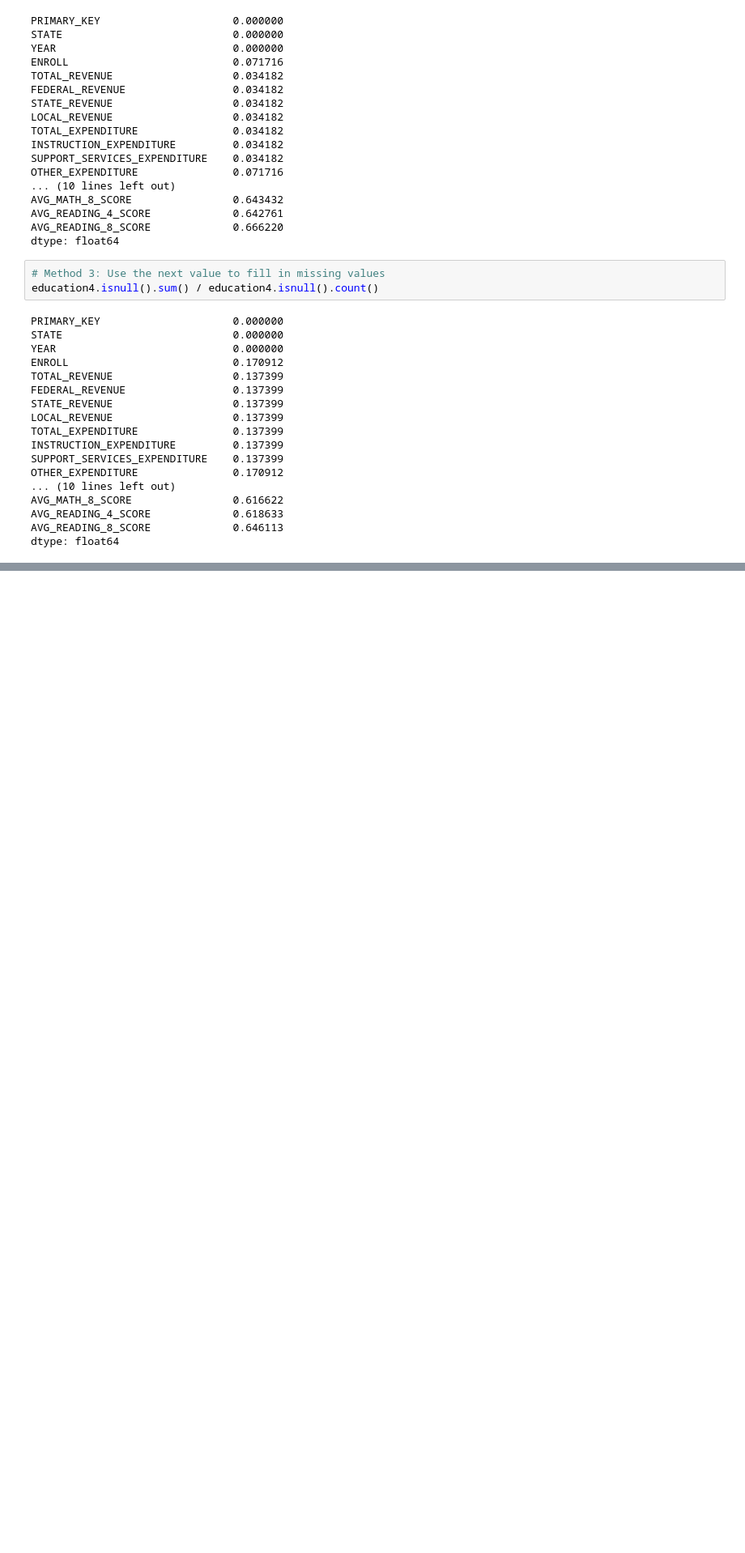
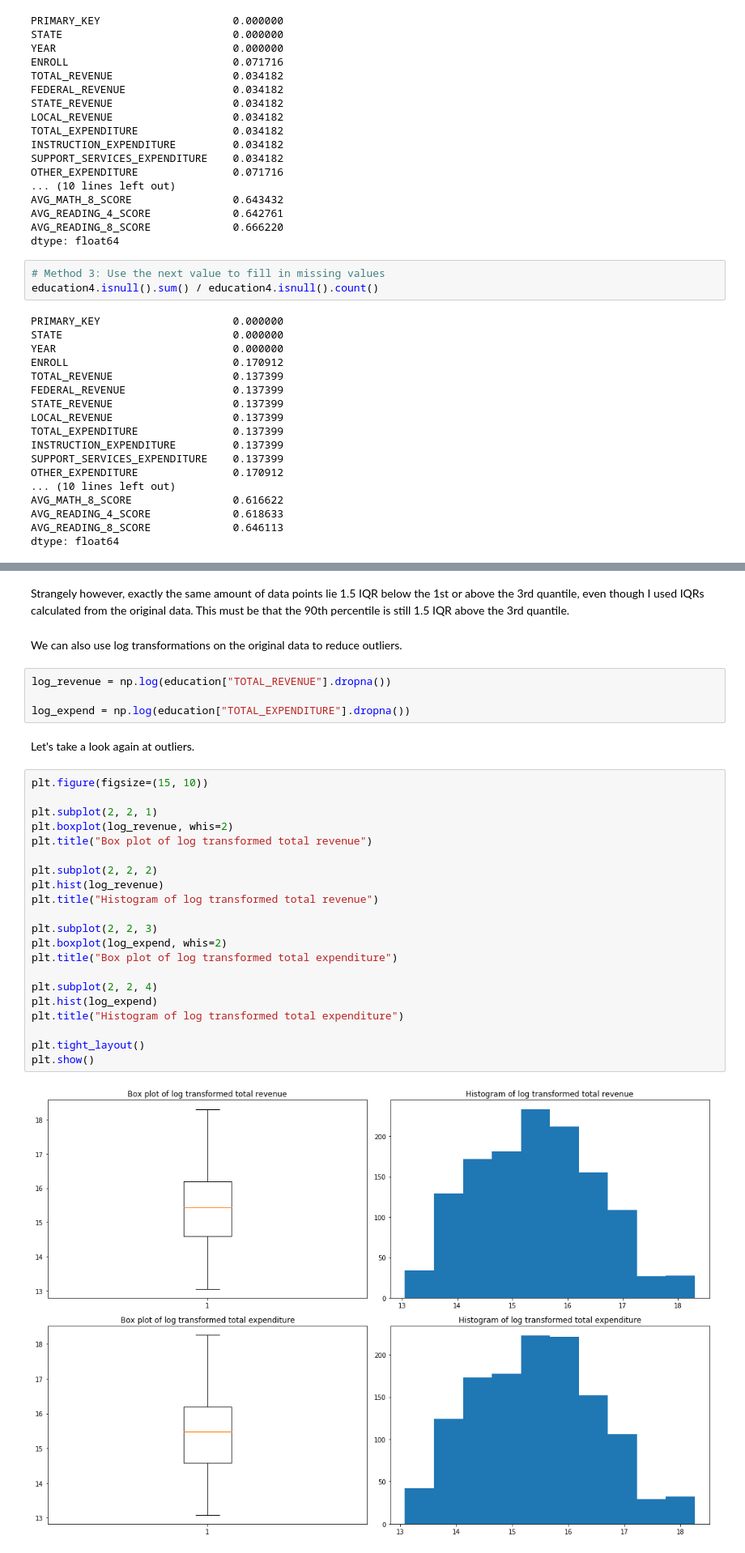
Before and after one commit to Yuan-Meng/data-wrangling, a Jupyter notebook: missing_values.ipynb, the cells around one changed output, grey strips where cells are left out. Shown at 81% size. Cells and saved outputs as stored; diff of their text form; blank space fills up the shorter version.

```diff
--- a/missing_values.ipynb
+++ b/missing_values.ipynb
@@ -215,0 +409,33 @@ dtype: float64
+# %% [markdown]
+Strangely however, exactly the same amount of data points lie 1.5 IQR below the 1st or above the 3rd quantile, even though I used IQRs calculated from the original data. This must be that the 90th percentile is still 1.5 IQR above the 3rd quantile.
+# %% [markdown]
+We can also use log transformations on the original data to reduce outliers.
+# %%
+log_revenue = np.log(education["TOTAL_REVENUE"].dropna())
+
+log_expend = np.log(education["TOTAL_EXPENDITURE"].dropna())
+# %% [markdown]
+Let's take a look again at outliers.
+# %%
+plt.figure(figsize=(15, 10))
+
+plt.subplot(2, 2, 1)
+plt.boxplot(log_revenue, whis=2)
+plt.title("Box plot of log transformed total revenue")
+
+plt.subplot(2, 2, 2)
+plt.hist(log_revenue)
+plt.title("Histogram of log transformed total revenue")
+
+plt.subplot(2, 2, 3)
+plt.boxplot(log_expend, whis=2)
+plt.title("Box plot of log transformed total expenditure")
+
+plt.subplot(2, 2, 4)
+plt.hist(log_expend)
+plt.title("Histogram of log transformed total expenditure")
+
+plt.tight_layout()
+plt.show()
+# %% [output]
+[figure, added]
```
Also changed, not shown: parts of 60 cells of this notebook.
